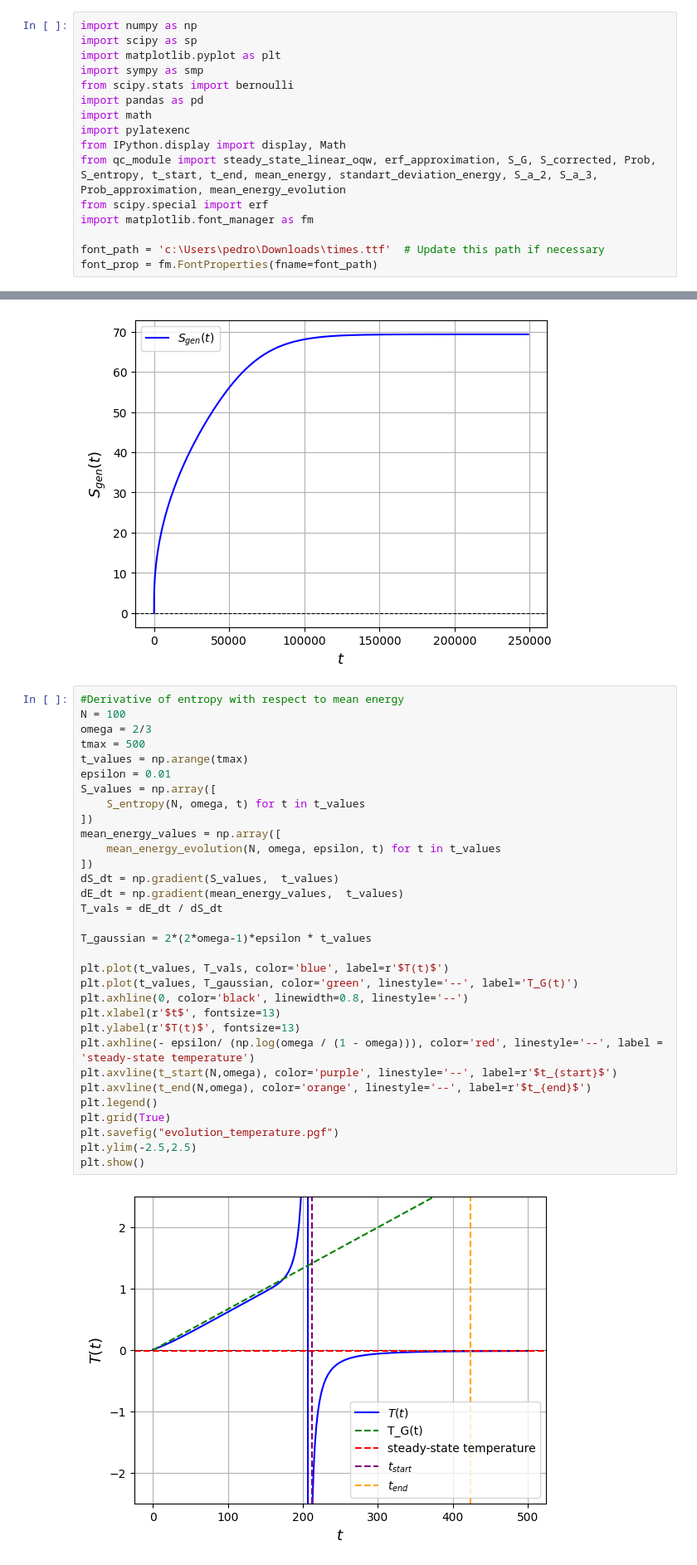
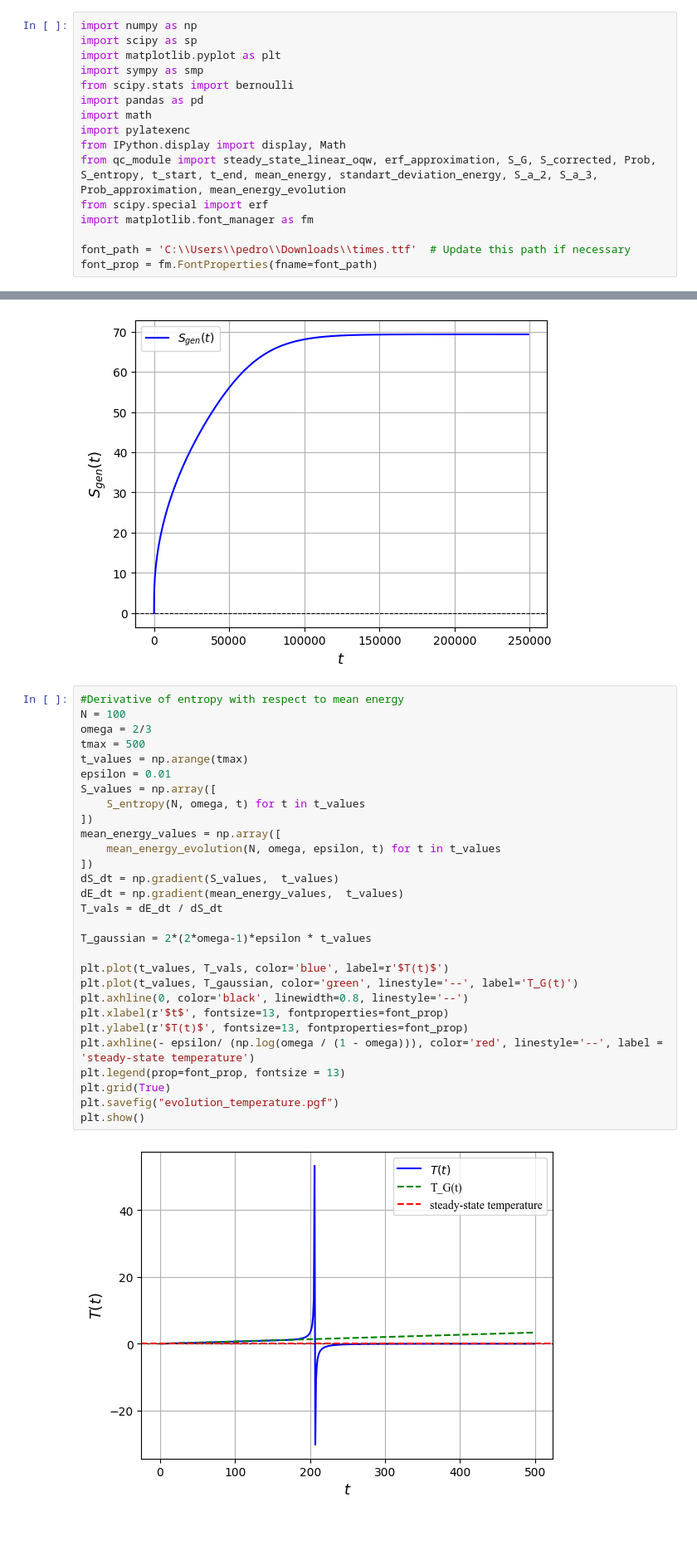
Before and after one commit to pedrolinckm/OQW-Thermodynamics, a Jupyter notebook: thermodynamics_oqw.ipynb, the cells around one changed output, grey strips where cells are left out. Shown at 83% size. Drawn from its saved outputs; the diff is of its cells as text; blank space fills up the shorter version.

```diff
--- a/thermodynamics_oqw.ipynb
+++ b/thermodynamics_oqw.ipynb
@@ -12,5 +12,5 @@ from qc_module import steady_state_linear_oqw, erf_approximation, S_G, S_correct
 from scipy.special import erf
 import matplotlib.font_manager as fm
 
-font_path = 'c:\Users\pedro\Downloads\times.ttf'  # Update this path if necessary
+font_path = 'C:\\Users\\pedro\\Downloads\\times.ttf'  # Update this path if necessary
 font_prop = fm.FontProperties(fname=font_path)
@@ -740,34 +690,31 @@ plt.show()
 # %%
 #Derivative of entropy with respect to mean energy
 N = 100
 omega = 2/3
 tmax = 500
 t_values = np.arange(tmax)
 epsilon = 0.01
 S_values = np.array([
     S_entropy(N, omega, t) for t in t_values
 ])
 mean_energy_values = np.array([
     mean_energy_evolution(N, omega, epsilon, t) for t in t_values
 ])
 dS_dt = np.gradient(S_values,  t_values)
 dE_dt = np.gradient(mean_energy_values,  t_values)
 T_vals = dE_dt / dS_dt
 
 T_gaussian = 2*(2*omega-1)*epsilon * t_values
 
 plt.plot(t_values, T_vals, color='blue', label=r'$T(t)$')
 plt.plot(t_values, T_gaussian, color='green', linestyle='--', label='T_G(t)')
 plt.axhline(0, color='black', linewidth=0.8, linestyle='--')
-plt.xlabel(r'$t$', fontsize=13)
-plt.ylabel(r'$T(t)$', fontsize=13)
+plt.xlabel(r'$t$', fontsize=13, fontproperties=font_prop)
+plt.ylabel(r'$T(t)$', fontsize=13, fontproperties=font_prop)
 plt.axhline(- epsilon/ (np.log(omega / (1 - omega))), color='red', linestyle='--', label = 'steady-state temperature')
-plt.axvline(t_start(N,omega), color='purple', linestyle='--', label=r'$t_{start}$')
-plt.axvline(t_end(N,omega), color='orange', linestyle='--', label=r'$t_{end}$')
-plt.legend()
+plt.legend(prop=font_prop, fontsize = 13)
 plt.grid(True)
 plt.savefig("evolution_temperature.pgf")
-plt.ylim(-2.5,2.5)
 plt.show()
 # %% [output]
-[figure, old version]
+[figure, new version]
```
Also changed, not shown: parts of 21 cells of this notebook.
